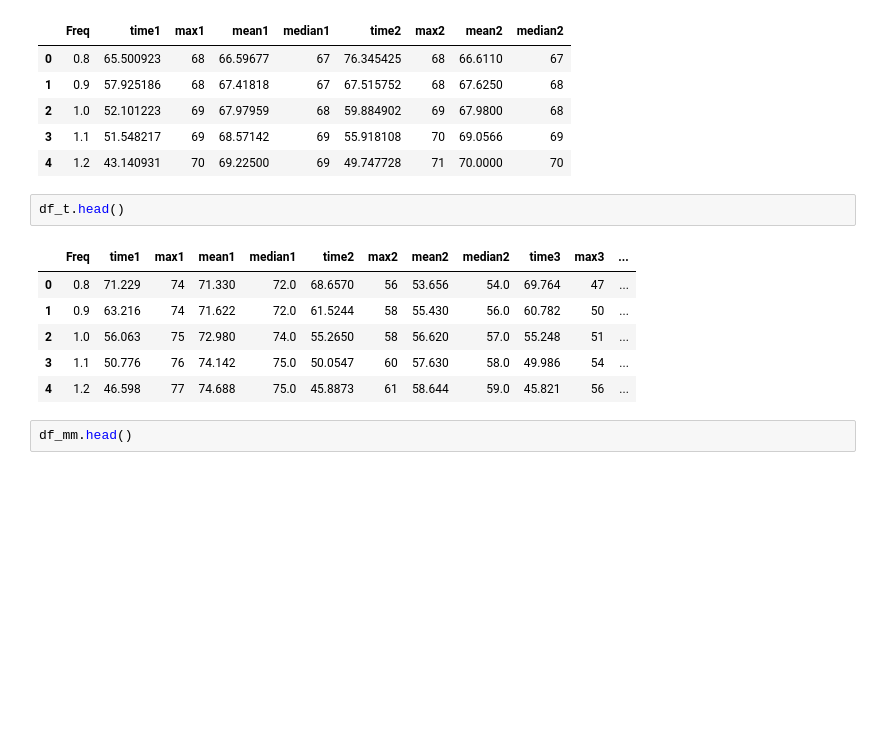
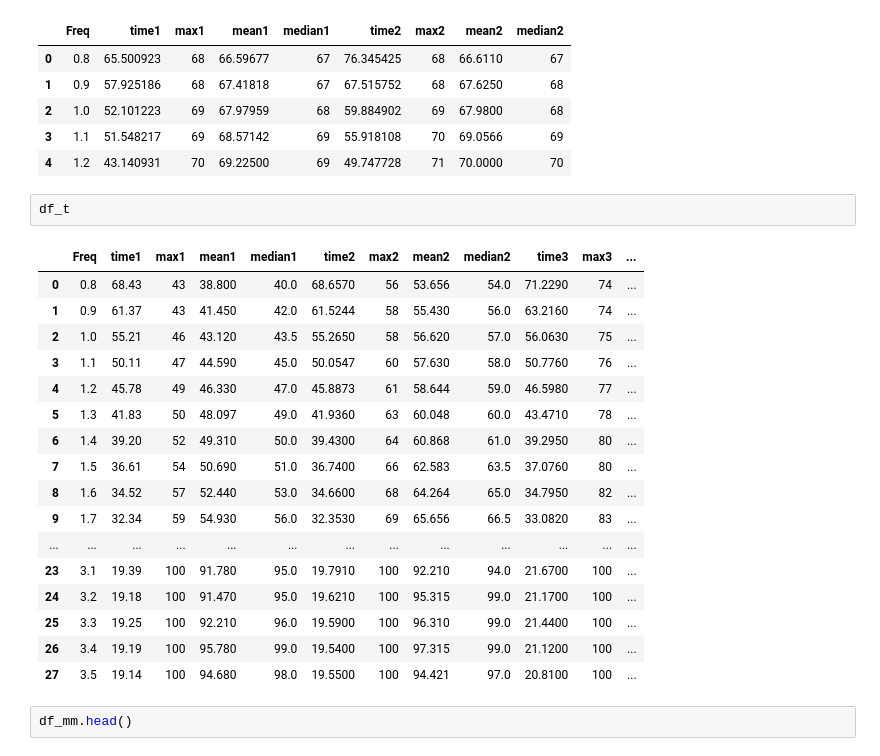
Before and after one commit to Heronalps/Sparta, a Jupyter notebook: micro-benchmarks/python/time-vs-max-plot.ipynb, the cells around one changed output. Cells and saved outputs as stored; diff of their text form; blank space fills up the shorter version.

```diff
--- a/micro-benchmarks/python/time-vs-max-plot.ipynb
+++ b/micro-benchmarks/python/time-vs-max-plot.ipynb
@@ -16,14 +21,25 @@ df_m17.head()
 | 3 | 1.1 | 51.548217 | 69 | 68.57142 | 69 | 55.918108 | 70 | 69.0566 | 69 |
 | 4 | 1.2 | 43.140931 | 70 | 69.22500 | 69 | 49.747728 | 71 | 70.0000 | 70 |
 # %%
-df_t.head()
+df_t
 # %% [output]
 |  | Freq | time1 | max1 | mean1 | median1 | time2 | max2 | mean2 | median2 | time3 | max3 | ... |
-| 0 | 0.8 | 71.229 | 74 | 71.330 | 72.0 | 68.6570 | 56 | 53.656 | 54.0 | 69.764 | 47 | ... |
-| 1 | 0.9 | 63.216 | 74 | 71.622 | 72.0 | 61.5244 | 58 | 55.430 | 56.0 | 60.782 | 50 | ... |
-| 2 | 1.0 | 56.063 | 75 | 72.980 | 74.0 | 55.2650 | 58 | 56.620 | 57.0 | 55.248 | 51 | ... |
-| 3 | 1.1 | 50.776 | 76 | 74.142 | 75.0 | 50.0547 | 60 | 57.630 | 58.0 | 49.986 | 54 | ... |
-| 4 | 1.2 | 46.598 | 77 | 74.688 | 75.0 | 45.8873 | 61 | 58.644 | 59.0 | 45.821 | 56 | ... |
+| 0 | 0.8 | 68.43 | 43 | 38.800 | 40.0 | 68.6570 | 56 | 53.656 | 54.0 | 71.2290 | 74 | ... |
+| 1 | 0.9 | 61.37 | 43 | 41.450 | 42.0 | 61.5244 | 58 | 55.430 | 56.0 | 63.2160 | 74 | ... |
+| 2 | 1.0 | 55.21 | 46 | 43.120 | 43.5 | 55.2650 | 58 | 56.620 | 57.0 | 56.0630 | 75 | ... |
+| 3 | 1.1 | 50.11 | 47 | 44.590 | 45.0 | 50.0547 | 60 | 57.630 | 58.0 | 50.7760 | 76 | ... |
+| 4 | 1.2 | 45.78 | 49 | 46.330 | 47.0 | 45.8873 | 61 | 58.644 | 59.0 | 46.5980 | 77 | ... |
+| 5 | 1.3 | 41.83 | 50 | 48.097 | 49.0 | 41.9360 | 63 | 60.048 | 60.0 | 43.4710 | 78 | ... |
+| 6 | 1.4 | 39.20 | 52 | 49.310 | 50.0 | 39.4300 | 64 | 60.868 | 61.0 | 39.2950 | 80 | ... |
+| 7 | 1.5 | 36.61 | 54 | 50.690 | 51.0 | 36.7400 | 66 | 62.583 | 63.5 | 37.0760 | 80 | ... |
+| 8 | 1.6 | 34.52 | 57 | 52.440 | 53.0 | 34.6600 | 68 | 64.264 | 65.0 | 34.7950 | 82 | ... |
+| 9 | 1.7 | 32.34 | 59 | 54.930 | 56.0 | 32.3530 | 69 | 65.656 | 66.5 | 33.0820 | 83 | ... |
+| ... | ... | ... | ... | ... | ... | ... | ... | ... | ... | ... | ... | ... |
+| 23 | 3.1 | 19.39 | 100 | 91.780 | 95.0 | 19.7910 | 100 | 92.210 | 94.0 | 21.6700 | 100 | ... |
+| 24 | 3.2 | 19.18 | 100 | 91.470 | 95.0 | 19.6210 | 100 | 95.315 | 99.0 | 21.1700 | 100 | ... |
+| 25 | 3.3 | 19.25 | 100 | 92.210 | 96.0 | 19.5900 | 100 | 96.310 | 99.0 | 21.4400 | 100 | ... |
+| 26 | 3.4 | 19.19 | 100 | 95.780 | 99.0 | 19.5400 | 100 | 97.315 | 99.0 | 21.1200 | 100 | ... |
+| 27 | 3.5 | 19.14 | 100 | 94.680 | 98.0 | 19.5500 | 100 | 94.421 | 97.0 | 20.8100 | 100 | ... |
 # %%
 df_mm.head()
 # %% [output]
```
Also changed, not shown: parts of 39 cells of this notebook, 6 other files.
